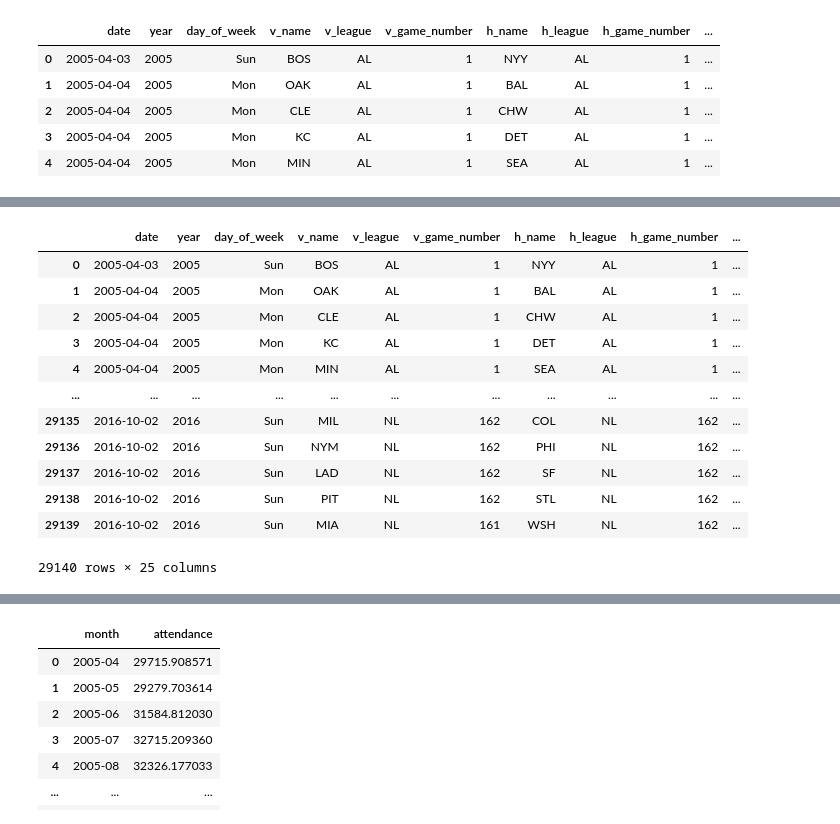
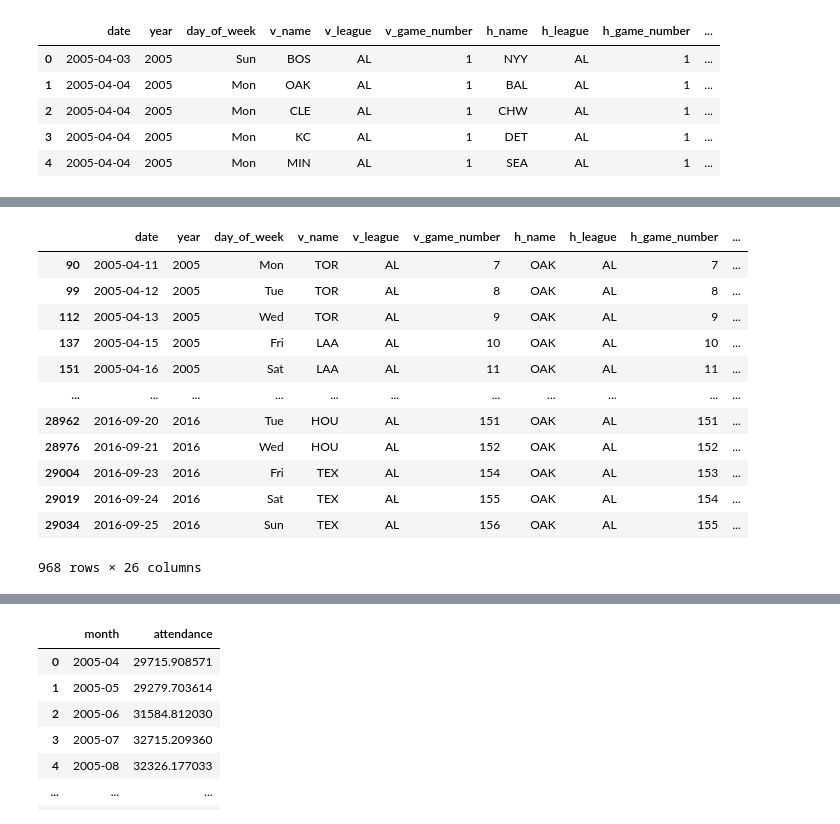
Before and after one commit to tmarchok1/DS440_project, a Jupyter notebook: DS_440code.ipynb, the cells around one changed output, grey strips where cells are left out. Cells and saved outputs as stored; diff of their text form; code cells hidden in the pictures.

```diff
--- a/DS_440code.ipynb
+++ b/DS_440code.ipynb
@@ -16,6 +16,10 @@ glogs = glogs[['date', 'year', 'day_of_week', 'v_name', 'v_league', 'v_game_numb
 
 # Remove international ballparks that were only used for one random game
 glogs = glogs[~glogs['park_id'].isin(['SYD01', 'TOK01', "SJU01", 'FTB01', 'LBV01'])]
+
+# Create week number variable
+glogs['week'] = glogs['h_game_number']//7+1
+
 glogs.head()
 # %% [output]
 |  | date | year | day_of_week | v_name | v_league | v_game_number | h_name | h_league | h_game_number | ... |
@@ -45,12 +49,12 @@ glogs['park_id'] = glogs['park_id'].replace({'ANA01': 'Angel Stadium',
                                              'BOS07': 'Fenway Park',
                                              'CHI11': 'Wrigley Field',
                                              'CHI12': 'US Cellular Field',
-                                             'CIN09': 'Great American Ballpark',
+                                             'CIN09': 'Great American Ball Park',
                                              'CLE08': 'Progressive Field',
                                              'DEN02': 'Coors Field',
                                              'DET05': 'Comerica Park',
                                              'HOU03': 'Minute Maid Park',
-                                             'KAN06': 'Koffman Stadium',
+                                             'KAN06': 'Kauffman Stadium',
                                              'LOS03': 'Dodger Stadium',
                                              'MIA01': 'Sun Life Stadium',
                                              'MIA02': 'Marlins Park',
@@ -299,6 +296,8 @@ glogs_weather_cap['capacity'] = glogs_weather_cap['capacity'].astype(float)
 # Edit Progressive Field capacity - renovations after 2014 season decreased capacity from 43,000 to 35,225
 glogs_weather_cap.loc[(glogs_weather_cap['park_id'] == 'Progressive Field') & (glogs_weather_cap['date'].dt.year<=2014), 'capacity'] = 43000
 
+# Drop games with attendance more than 5000 above capacity
+glogs_weather_cap = glogs_weather_cap.drop(glogs_weather_cap[glogs_weather_cap["attendance"] > glogs_weather_cap["capacity"] + 5000].index)
 
 glogs_weather_cap.head()
 # %% [output]
@@ -330,18 +323,19 @@ wins_data
 # %%
+# Merge: glogs 'prev_year' = wins_data 'Year'
 glogs_wcp = pd.merge(glogs_weather_cap, wins_data, left_on = ['home team', 'prev_year'], right_on = ['Team', 'Year'], how = 'left')
-glogs_wcp
+glogs_wcp[glogs_wcp['h_name'] == 'OAK']
 # %% [output]
 |  | date | year | day_of_week | v_name | v_league | v_game_number | h_name | h_league | h_game_number | ... |
-| 0 | 2005-04-03 | 2005 | Sun | BOS | AL | 1 | NYY | AL | 1 | ... |
-| 1 | 2005-04-04 | 2005 | Mon | OAK | AL | 1 | BAL | AL | 1 | ... |
-| 2 | 2005-04-04 | 2005 | Mon | CLE | AL | 1 | CHW | AL | 1 | ... |
-| 3 | 2005-04-04 | 2005 | Mon | KC | AL | 1 | DET | AL | 1 | ... |
-| 4 | 2005-04-04 | 2005 | Mon | MIN | AL | 1 | SEA | AL | 1 | ... |
+| 90 | 2005-04-11 | 2005 | Mon | TOR | AL | 7 | OAK | AL | 7 | ... |
+| 99 | 2005-04-12 | 2005 | Tue | TOR | AL | 8 | OAK | AL | 8 | ... |
+| 112 | 2005-04-13 | 2005 | Wed | TOR | AL | 9 | OAK | AL | 9 | ... |
+| 137 | 2005-04-15 | 2005 | Fri | LAA | AL | 10 | OAK | AL | 10 | ... |
+| 151 | 2005-04-16 | 2005 | Sat | LAA | AL | 11 | OAK | AL | 11 | ... |
 | ... | ... | ... | ... | ... | ... | ... | ... | ... | ... | ... |
-| 29135 | 2016-10-02 | 2016 | Sun | MIL | NL | 162 | COL | NL | 162 | ... |
-| 29136 | 2016-10-02 | 2016 | Sun | NYM | NL | 162 | PHI | NL | 162 | ... |
-| 29137 | 2016-10-02 | 2016 | Sun | LAD | NL | 162 | SF | NL | 162 | ... |
-| 29138 | 2016-10-02 | 2016 | Sun | PIT | NL | 162 | STL | NL | 162 | ... |
-| 29139 | 2016-10-02 | 2016 | Sun | MIA | NL | 161 | WSH | NL | 162 | ... |
+| 28962 | 2016-09-20 | 2016 | Tue | HOU | AL | 151 | OAK | AL | 151 | ... |
+| 28976 | 2016-09-21 | 2016 | Wed | HOU | AL | 152 | OAK | AL | 152 | ... |
+| 29004 | 2016-09-23 | 2016 | Fri | TEX | AL | 154 | OAK | AL | 153 | ... |
+| 29019 | 2016-09-24 | 2016 | Sat | TEX | AL | 155 | OAK | AL | 154 | ... |
+| 29034 | 2016-09-25 | 2016 | Sun | TEX | AL | 156 | OAK | AL | 155 | ... |
-29140 rows × 25 columns
+968 rows × 26 columns
 # %%
```
Also changed, not shown: parts of 12 cells of this notebook, 2 other files.
